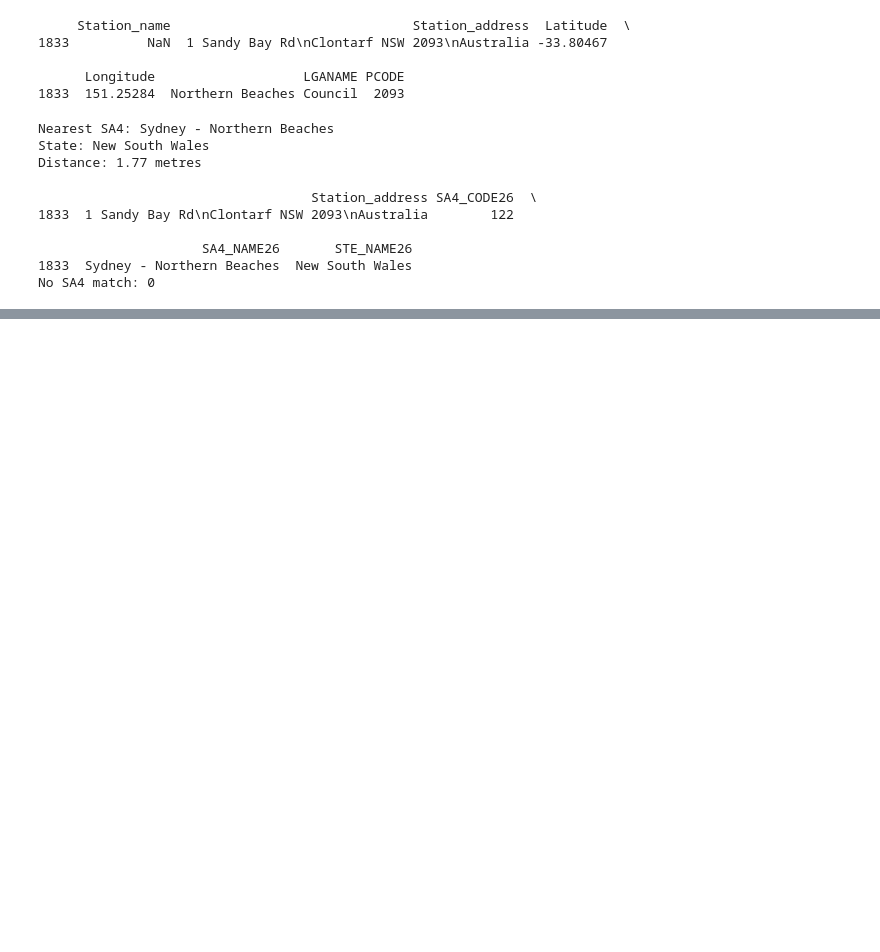
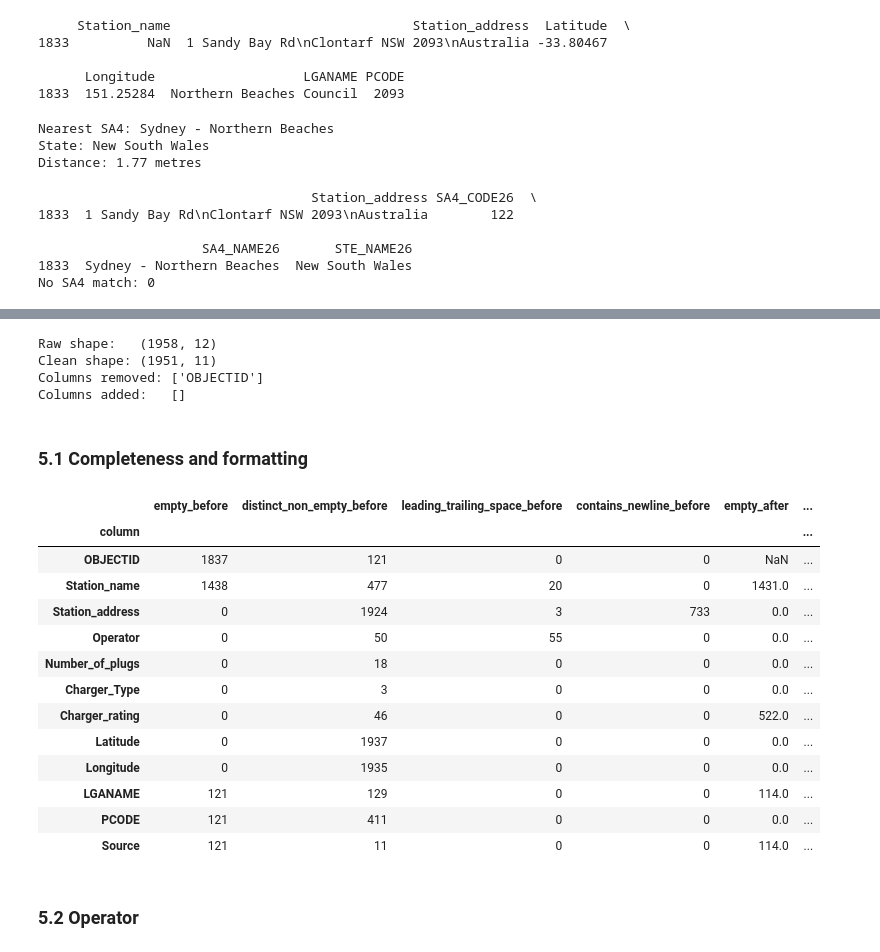
Before and after one commit to JIJI5647/5339_a1, a Jupyter notebook: notebooks/data_analyze.ipynb, the cells around one changed output, grey strips where cells are left out. Saved outputs shown, nothing was run; the diff lists cells and outputs as text; code cells hidden in the pictures; blank space fills up the shorter version.

```diff
--- a/notebooks/data_analyze.ipynb
+++ b/notebooks/data_analyze.ipynb
@@ -182,0 +213,17 @@ No SA4 match: 0
+# %%
+def text_profile(df):
+    """Count empty values, distinct values, surrounding whitespace and line breaks per column."""
+    rows = []
+    for col in df.columns:
+        s = df[col]
+        rows.append({
+            "column": col,
+            "empty": (s.str.strip() == "").sum(),
+            "empty_pct": round((s.str.strip() == "").mean() * 100, 1),
+            "distinct_non_empty": s[s.str.strip() != ""].nunique(),
+            "leading_trailing_space": (s != s.str.strip()).sum(),
+            "contains_newline": s.str.contains("\n").sum(),
+        })
+    return pd.DataFrame(rows).set_index("column")
+
+text_profile(raw)
@@ -182,0 +823,37 @@ No SA4 match: 0
+# %%
+clean = pd.read_csv("../data/processed/ev_clean.csv", dtype=str, keep_default_na=False)
+print("Raw shape:  ", raw.shape)
+print("Clean shape:", clean.shape)
+print("Columns removed:", sorted(set(raw.columns) - set(clean.columns)))
+print("Columns added:  ", sorted(set(clean.columns) - set(raw.columns)))
+# %% [output]
+Raw shape:   (1958, 12)
+Clean shape: (1951, 11)
+Columns removed: ['OBJECTID']
+Columns added:   []
+# %% [markdown]
+### 5.1 Completeness and formatting
+# %%
+before = text_profile(raw)
+after = text_profile(clean)
+comparison = before[["empty", "distinct_non_empty", "leading_trailing_space", "contains_newline"]].join(
+    after[["empty", "distinct_non_empty", "leading_trailing_space", "contains_newline"]],
+    lsuffix="_before", rsuffix="_after", how="left")
+comparison
+# %% [output]
+|  | empty_before | distinct_non_empty_before | leading_trailing_space_before | contains_newline_before | empty_after | ... |
+| column |  |  |  |  |  | ... |
+| OBJECTID | 1837 | 121 | 0 | 0 | NaN | ... |
+| Station_name | 1438 | 477 | 20 | 0 | 1431.0 | ... |
+| Station_address | 0 | 1924 | 3 | 733 | 0.0 | ... |
+| Operator | 0 | 50 | 55 | 0 | 0.0 | ... |
+| Number_of_plugs | 0 | 18 | 0 | 0 | 0.0 | ... |
+| Charger_Type | 0 | 3 | 0 | 0 | 0.0 | ... |
+| Charger_rating | 0 | 46 | 0 | 0 | 522.0 | ... |
+| Latitude | 0 | 1937 | 0 | 0 | 0.0 | ... |
+| Longitude | 0 | 1935 | 0 | 0 | 0.0 | ... |
+| LGANAME | 121 | 129 | 0 | 0 | 114.0 | ... |
+| PCODE | 121 | 411 | 0 | 0 | 0.0 | ... |
+| Source | 121 | 11 | 0 | 0 | 114.0 | ... |
+# %% [markdown]
+### 5.2 Operator
```
Also changed, not shown: parts of 62 cells of this notebook, 13 other files.
